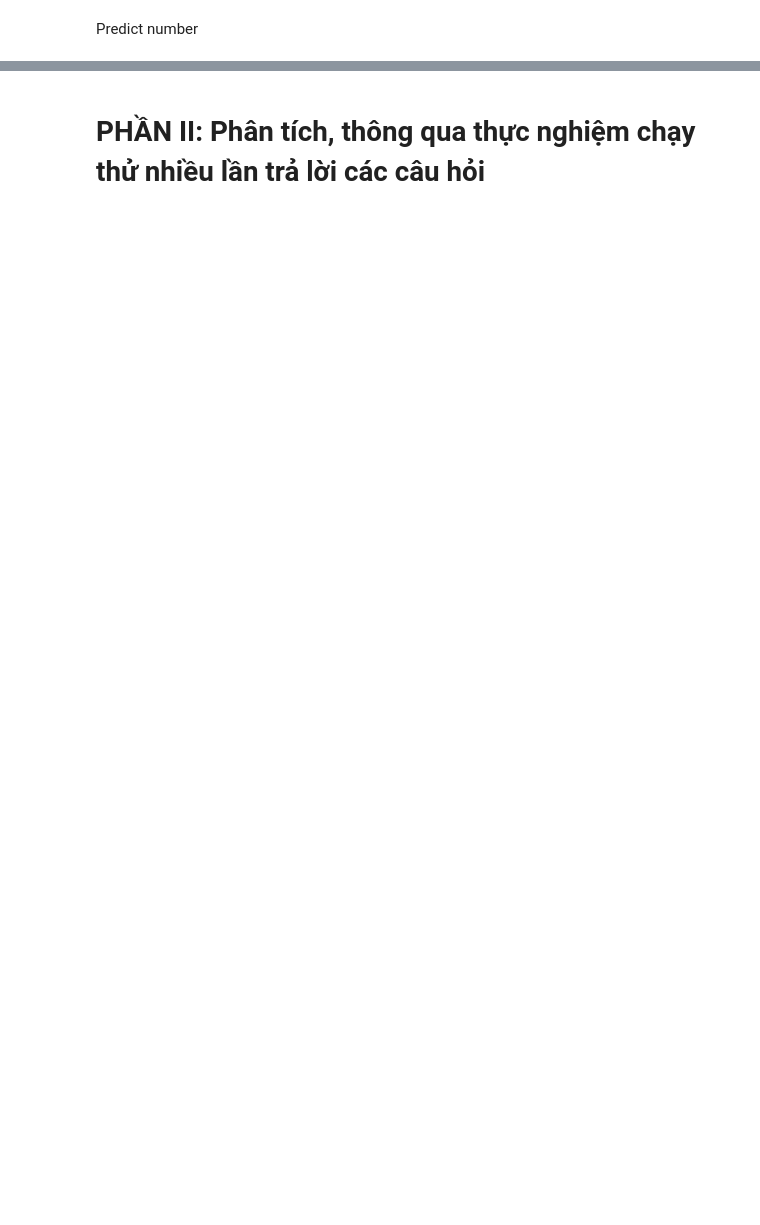
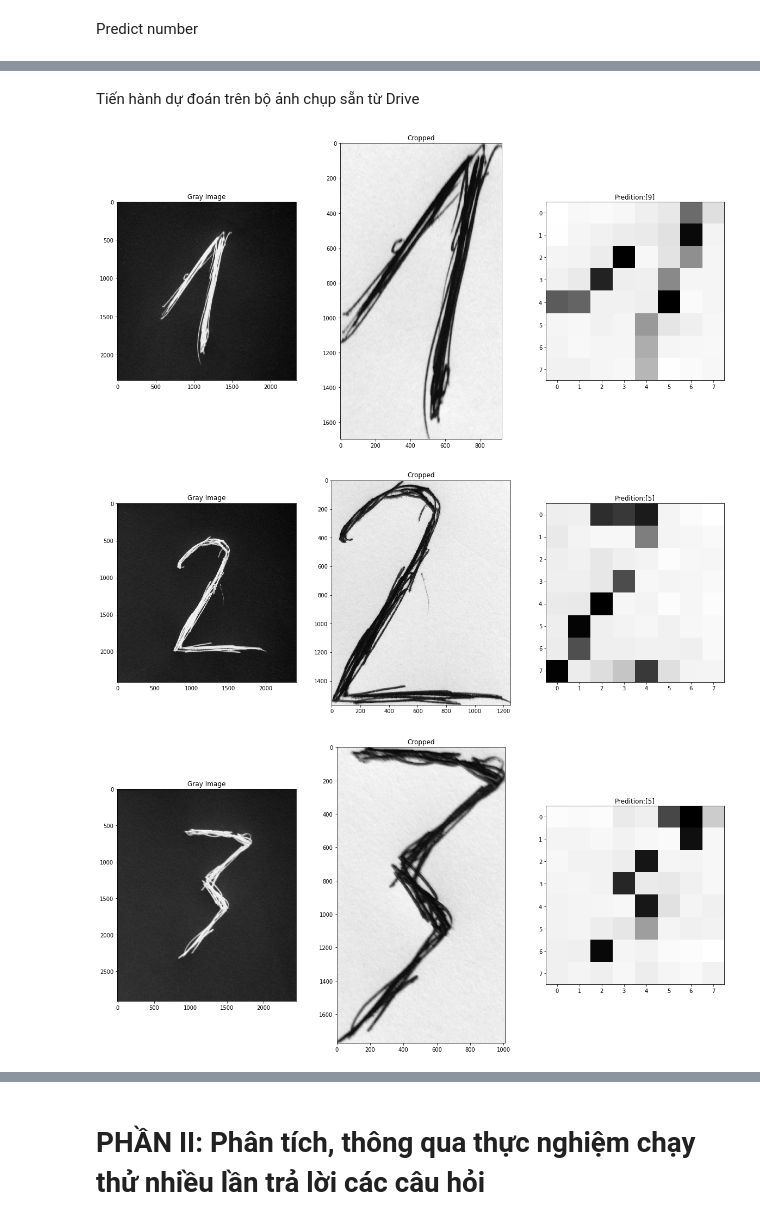
Before and after one commit to TruongQuocTruong/MayHoc_CS114, a Jupyter notebook: COLAB01_HAND_WRITEN_DIGITS_RECOGNITION.ipynb, the cells around one changed output, grey strips where cells are left out. Drawn from its saved outputs; the diff is of its cells as text; code cells hidden in the pictures; blank space fills up the shorter version.

```diff
--- a/COLAB01_HAND_WRITEN_DIGITS_RECOGNITION.ipynb
+++ b/COLAB01_HAND_WRITEN_DIGITS_RECOGNITION.ipynb
@@ -192,0 +195,36 @@ Text(0.5, 1.0, 'Prediction: [5]')
+# %% [markdown]
+Tiến hành dự đoán trên bộ ảnh chụp sẵn từ Drive
+# %%
+import warnings
+import os
+warnings.filterwarnings('ignore')
+path_test = '/content/drive/MyDrive/_Image/'
+
+_data_test = os.listdir(path=path_test)
+
+n_tests = len(_data_test)
+
+for i in range(n_tests):
+  __path = path_test + _data_test[i]
+
+  _, axes = plt.subplots(nrows=1, ncols=3, figsize=(20, 10))
+  ax_ori = axes[0]
+  gray_original = cv2.imread(__path,0)
+  ax_ori.imshow(gray_original, cmap=plt.cm.gray_r, interpolation='nearest')
+  ax_ori.set_title(f'Gray Image')
+
+  ax_ori = axes[1]
+  crop_original = crop_img(gray_original)
+  ax_ori.imshow(crop_original, cmap=plt.cm.gray_r, interpolation='nearest')
+  ax_ori.set_title(f'Cropped')
+
+  ax_ori = axes[2]
+  resized_img = cv2.resize(crop_original,(8,8))
+  scaled_img = resized_img/16
+  predicted_our_datas = clf.predict(scaled_img.reshape(1,64))
+  ax_ori.imshow(resized_img, cmap=plt.cm.gray_r, interpolation='nearest')
+  ax_ori.set_title(f'Predition:{predicted_our_datas}')
+# %% [output]
+[figure, added]
+[figure, added]
+[figure, added]
```
Also changed, not shown: parts of 10 cells of this notebook.
